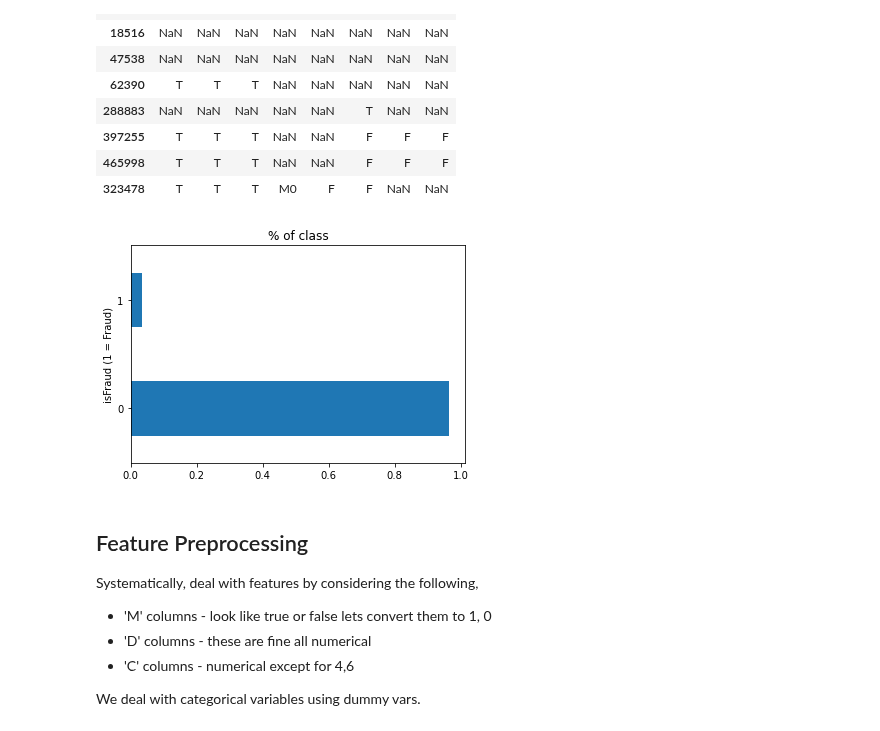
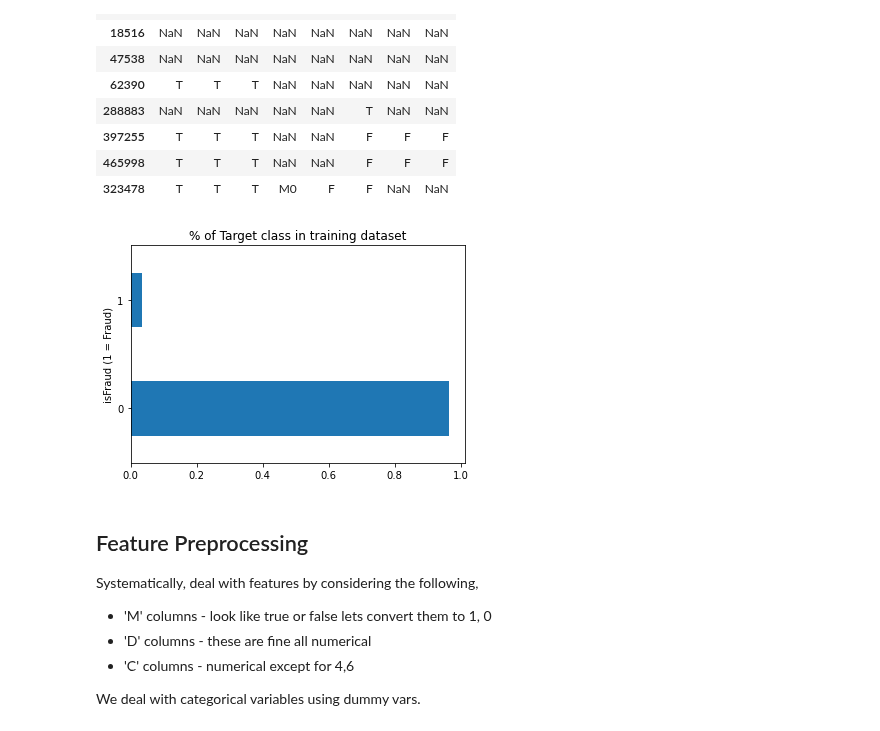
Before and after one commit to nishithewel/ID5059GroupProject, a Jupyter notebook: GroupBook.ipynb, the cells around one changed output. Saved outputs shown, nothing was run; the diff lists cells and outputs as text; code cells hidden in the pictures.

```diff
--- a/GroupBook.ipynb
+++ b/GroupBook.ipynb
@@ -188,13 +187,11 @@ train[m_features].head(10)
 | 323478 | T | T | T | M0 | F | F | NaN | NaN |
 # %%
 train['isFraud'].value_counts(normalize = True).plot(kind= 'barh')
-plt.title('% of class')
+plt.title('% of Target class in training dataset')
 plt.ylabel('isFraud (1 = Fraud)')
 plt.show()
-
-# TODO:  We find very few instance of Fraud. Consider Class Balancing.
 # %% [output]
-[figure, old version]
+[figure, new version]
 # %% [markdown]
 ## Feature Preprocessing
 
```
Also changed, not shown: parts of 73 cells of this notebook.
